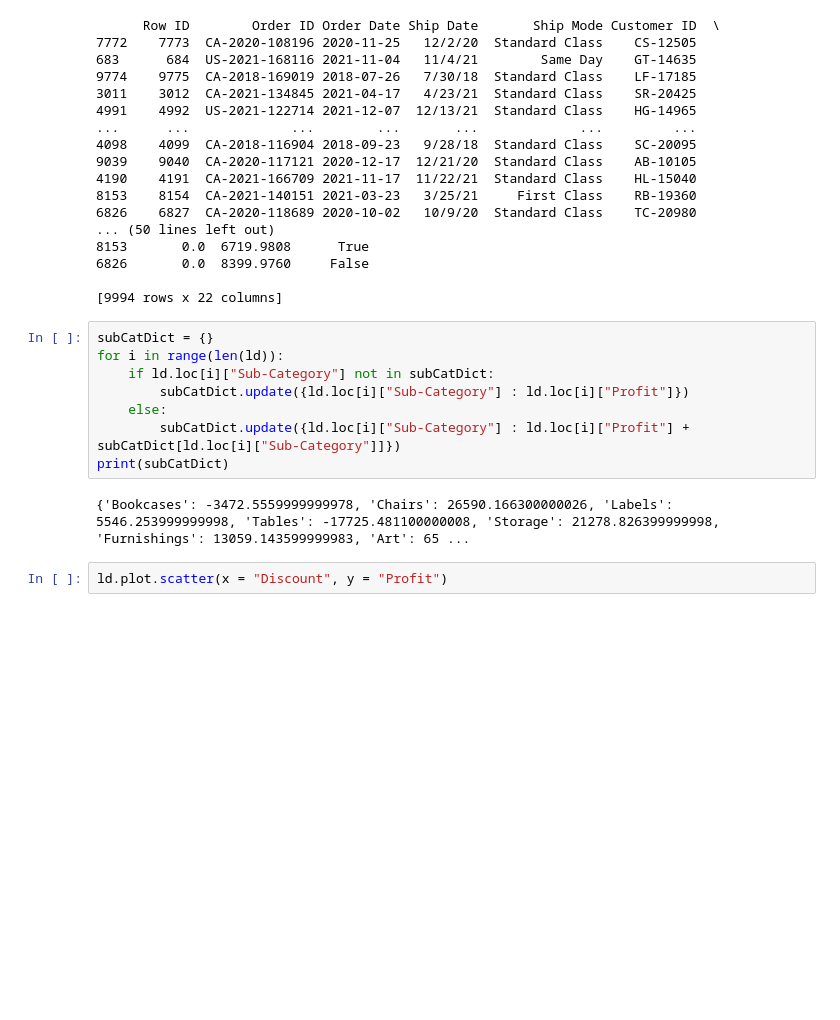
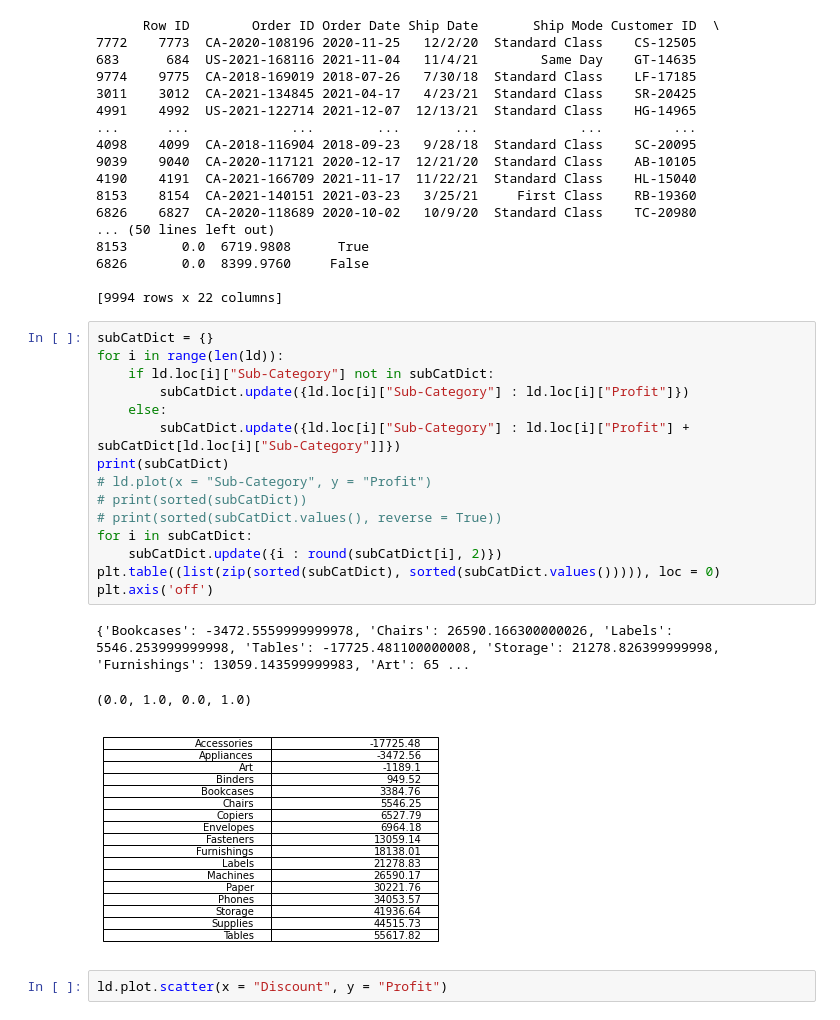
Before and after one commit to Derherpderderp/Csci343Project1, a Jupyter notebook: Csci343Project1hhgarret.ipynb, the cells around one changed output. Cells and saved outputs as stored; diff of their text form; blank space fills up the shorter version.

```diff
--- a/Csci343Project1hhgarret.ipynb
+++ b/Csci343Project1hhgarret.ipynb
@@ -231,13 +233,22 @@ print(ld.sort_values("Profit"))
 # %%
 subCatDict = {}
 for i in range(len(ld)):
     if ld.loc[i]["Sub-Category"] not in subCatDict:
         subCatDict.update({ld.loc[i]["Sub-Category"] : ld.loc[i]["Profit"]})
     else:
         subCatDict.update({ld.loc[i]["Sub-Category"] : ld.loc[i]["Profit"] + subCatDict[ld.loc[i]["Sub-Category"]]})
 print(subCatDict)
+# ld.plot(x = "Sub-Category", y = "Profit")
+# print(sorted(subCatDict))
+# print(sorted(subCatDict.values(), reverse = True))
+for i in subCatDict:
+    subCatDict.update({i : round(subCatDict[i], 2)})
+plt.table((list(zip(sorted(subCatDict), sorted(subCatDict.values())))), loc = 0)
+plt.axis('off')
 # %% [output]
 {'Bookcases': -3472.5559999999978, 'Chairs': 26590.166300000026, 'Labels': 5546.253999999998, 'Tables': -17725.481100000008, 'Storage': 21278.826399999998, 'Furnishings': 13059.143599999983, 'Art': 65 ...
+(0.0, 1.0, 0.0, 1.0)
+[figure, added]
 # %%
 ld.plot.scatter(x = "Discount", y = "Profit")
 # %% [output]
```
Also changed, not shown: parts of 2 cells of this notebook.
